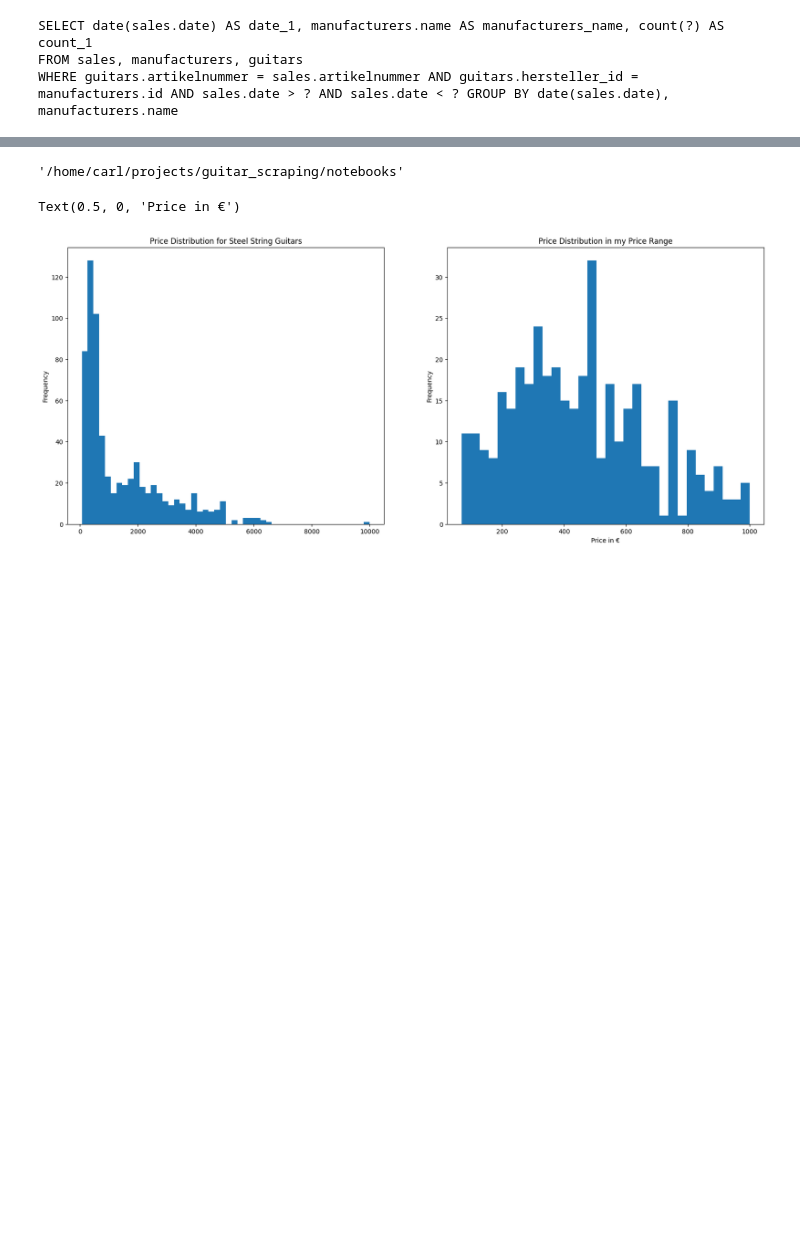
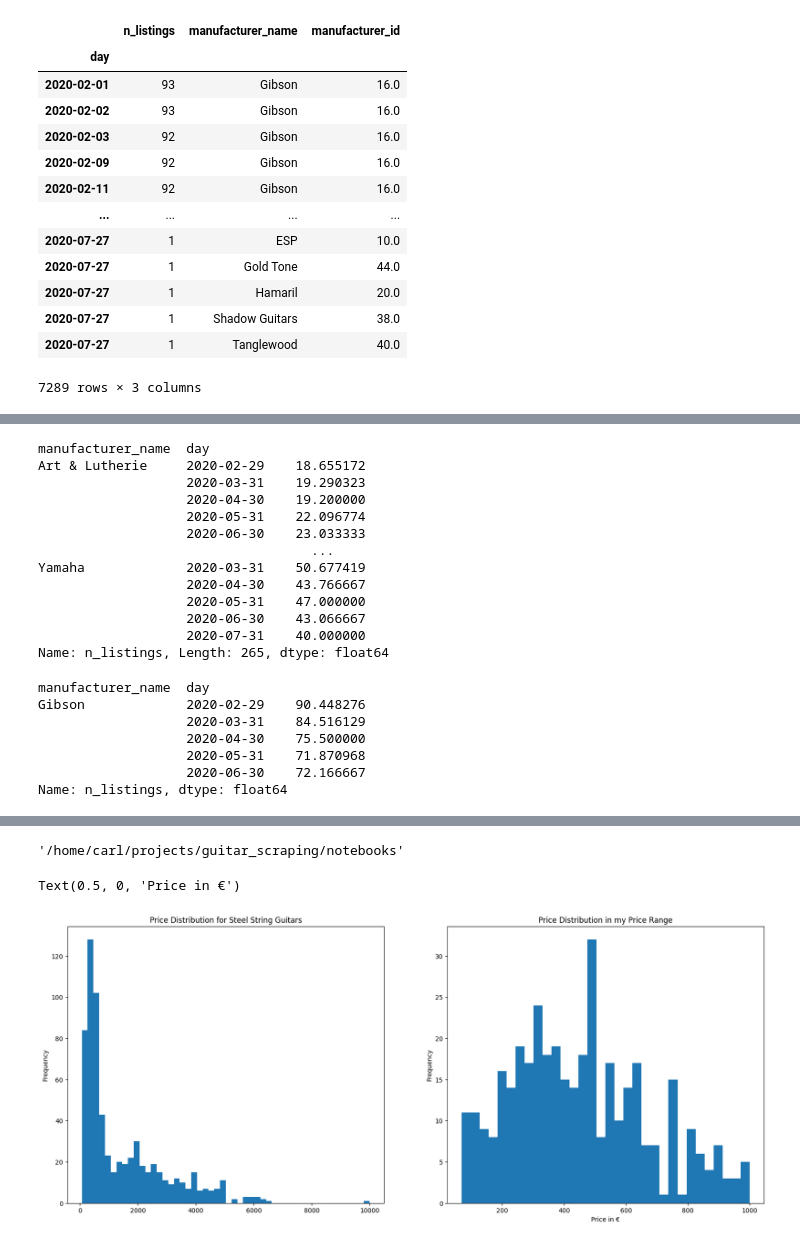
Before and after one commit to DeltiKron/guitar_scraping, a Jupyter notebook: notebooks/analysis_from_db.ipynb, the cells around one changed output, grey strips where cells are left out. Drawn from its saved outputs; the diff is of its cells as text; code cells hidden in the pictures; blank space fills up the shorter version.

```diff
--- a/notebooks/analysis_from_db.ipynb
+++ b/notebooks/analysis_from_db.ipynb
@@ -22,16 +20,28 @@ FROM sales GROUP BY date(sales.date)
 # %%
 from guitar_scraping.analysis.questions import daywise_manufacturer_count
 
 manu_count_df = daywise_manufacturer_count(start_date=start_date, end_date=end_date)
-most_listed = manu_count_df.sum().sort_values(ascending=False).index[:10]
-monthly_average= manu_count_df.resample('M').mean()
+most_listed = manu_count_df.reset_index().groupby('manufacturer_name').n_listings.sum().sort_values(ascending=False).index[:10]
+monthly_average= manu_count_df.groupby('manufacturer_name').resample('ME').n_listings.mean()
+daily_average= manu_count_df.groupby('manufacturer_name').resample('D').n_listings.mean()
 
-daily_average= manu_count_df.resample('D').mean()
-most_listed_daily_average= daily_average.loc[:,most_listed]
-
-most_listed_monthly_average= monthly_average.loc[:,most_listed]
+display(manu_count_df)
+display(monthly_average)
+most_listed_monthly_average= monthly_average.loc[most_listed,:]
+most_listed_daily_average= daily_average.loc[most_listed,:]
 most_listed_monthly_average.head()
 # %% [output]
+|  | n_listings | manufacturer_name | manufacturer_id |
+| day |  |  |  |
+| 2020-02-01 | 93 | Gibson | 16.0 |
+| 2020-02-02 | 93 | Gibson | 16.0 |
+| 2020-02-03 | 92 | Gibson | 16.0 |
+| 2020-02-09 | 92 | Gibson | 16.0 |
+| 2020-02-11 | 92 | Gibson | 16.0 |
+| ... | ... | ... | ... |
+| 2020-07-27 | 1 | ESP | 10.0 |
+| 2020-07-27 | 1 | Gold Tone | 44.0 |
+| 2020-07-27 | 1 | Hamaril | 20.0 |
+| 2020-07-27 | 1 | Shadow Guitars | 38.0 |
+| 2020-07-27 | 1 | Tanglewood | 40.0 |
-SELECT date(sales.date) AS date_1, manufacturers.name AS manufacturers_name, count(?) AS count_1
-FROM sales, manufacturers, guitars
-WHERE guitars.artikelnummer = sales.artikelnummer AND guitars.hersteller_id = manufacturers.id AND sales.date > ? AND sales.date < ? GROUP BY date(sales.date), manufacturers.name
+7289 rows × 3 columns
@@ -45,2 +48,22 @@ WHERE guitars.artikelnummer = sales.artikelnummer AND guitars.hersteller_id = ma
+manufacturer_name  day
+Art & Lutherie     2020-02-29    18.655172
+                   2020-03-31    19.290323
+                   2020-04-30    19.200000
+                   2020-05-31    22.096774
+                   2020-06-30    23.033333
+                                   ...
+Yamaha             2020-03-31    50.677419
+                   2020-04-30    43.766667
+                   2020-05-31    47.000000
+                   2020-06-30    43.066667
+                   2020-07-31    40.000000
+Name: n_listings, Length: 265, dtype: float64
+manufacturer_name  day
+Gibson             2020-02-29    90.448276
+                   2020-03-31    84.516129
+                   2020-04-30    75.500000
+                   2020-05-31    71.870968
+                   2020-06-30    72.166667
+Name: n_listings, dtype: float64
 # %%
 import seaborn as sns
```
Also changed, not shown: parts of 4 cells of this notebook, 2 other files.
